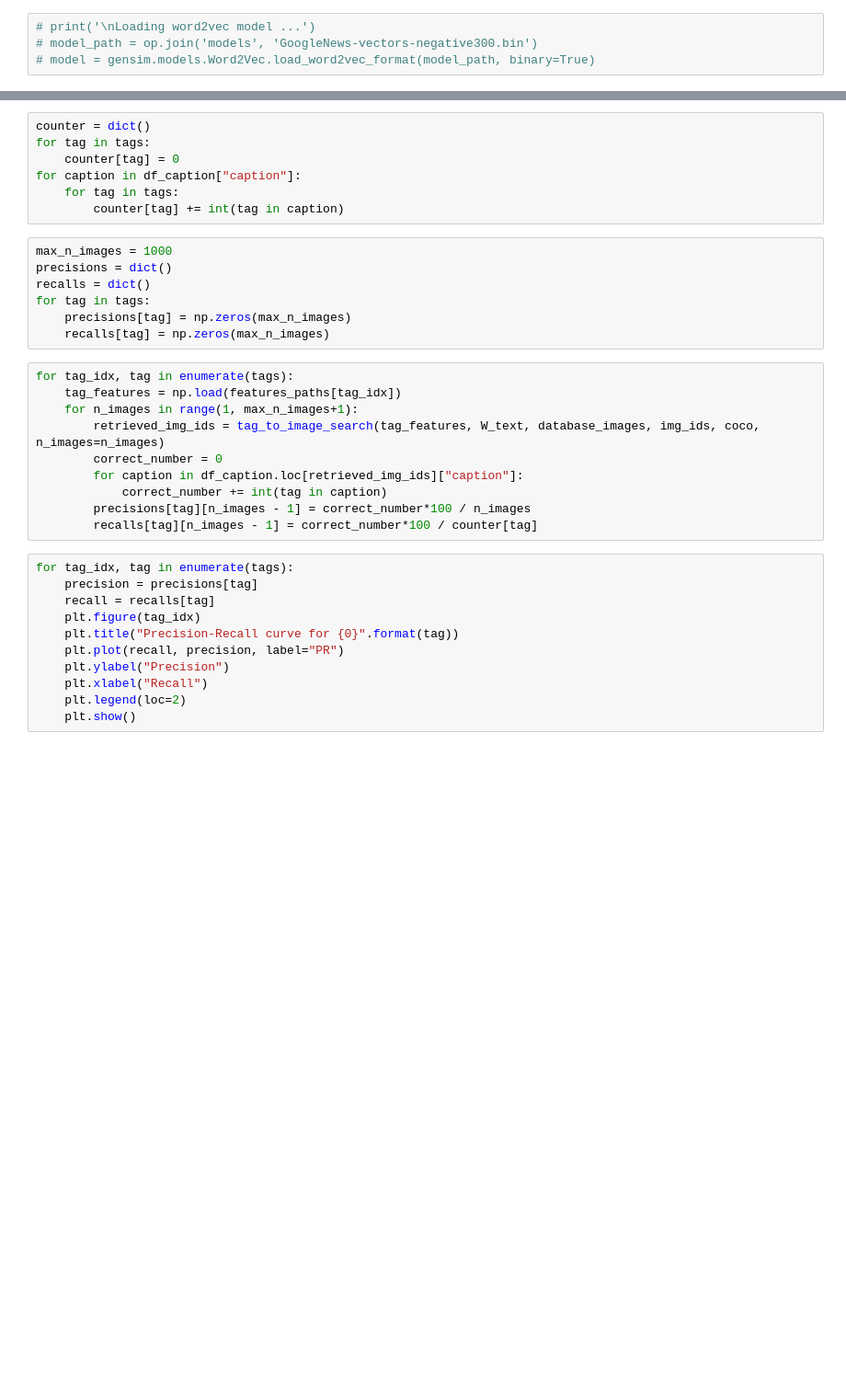
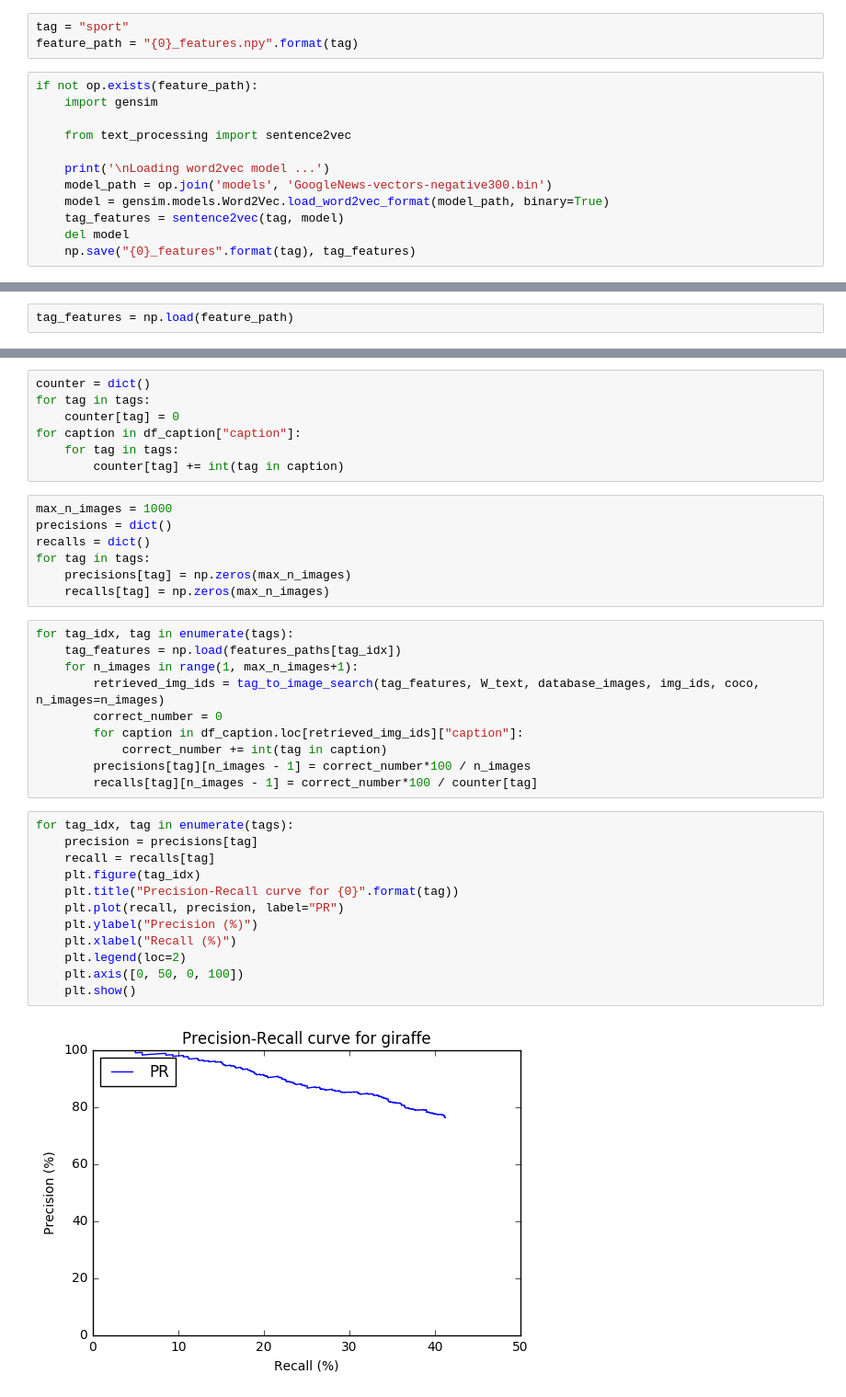
Before and after one commit to louismartin/OR-Project, a Jupyter notebook: pipelines.ipynb, the cells around one changed output, grey strips where cells are left out. Shown at 92% size. Drawn from its saved outputs; the diff is of its cells as text; blank space fills up the shorter version.

```diff
--- a/pipelines.ipynb
+++ b/pipelines.ipynb
@@ -48,4 +44,15 @@ tag = "sport"
+# %%
+tag = "sport"
+feature_path = "{0}_features.npy".format(tag)
 # %%
-# print('\nLoading word2vec model ...')
-# model_path = op.join('models', 'GoogleNews-vectors-negative300.bin')
-# model = gensim.models.Word2Vec.load_word2vec_format(model_path, binary=True)
+if not op.exists(feature_path):
+    import gensim
+
+    from text_processing import sentence2vec
+
+    print('\nLoading word2vec model ...')
+    model_path = op.join('models', 'GoogleNews-vectors-negative300.bin')
+    model = gensim.models.Word2Vec.load_word2vec_format(model_path, binary=True)
+    tag_features = sentence2vec(tag, model)
+    del model
+    np.save("{0}_features".format(tag), tag_features)
@@ -58,3 +59,5 @@ tag_features = np.load("{0}_features.npy".format(tag))
+# %%
+tag_features = np.load(feature_path)
 # %%
 retrieved_img_ids = tag_to_image_search(tag_features, W_text, database_images, img_ids, coco, n_images=10)
 img_paths = [absolute_coco_path(int(img_id), coco) for img_id in retrieved_img_ids]
@@ -160,11 +192,14 @@ for tag_idx, tag in enumerate(tags):
 # %%
 for tag_idx, tag in enumerate(tags):
     precision = precisions[tag]
     recall = recalls[tag]
     plt.figure(tag_idx)
     plt.title("Precision-Recall curve for {0}".format(tag))
     plt.plot(recall, precision, label="PR")
-    plt.ylabel("Precision")
-    plt.xlabel("Recall")
+    plt.ylabel("Precision (%)")
+    plt.xlabel("Recall (%)")
     plt.legend(loc=2)
+    plt.axis([0, 50, 0, 100])
     plt.show()
+# %% [output]
+[figure, added]
```
Also changed, not shown: parts of 18 cells of this notebook.
